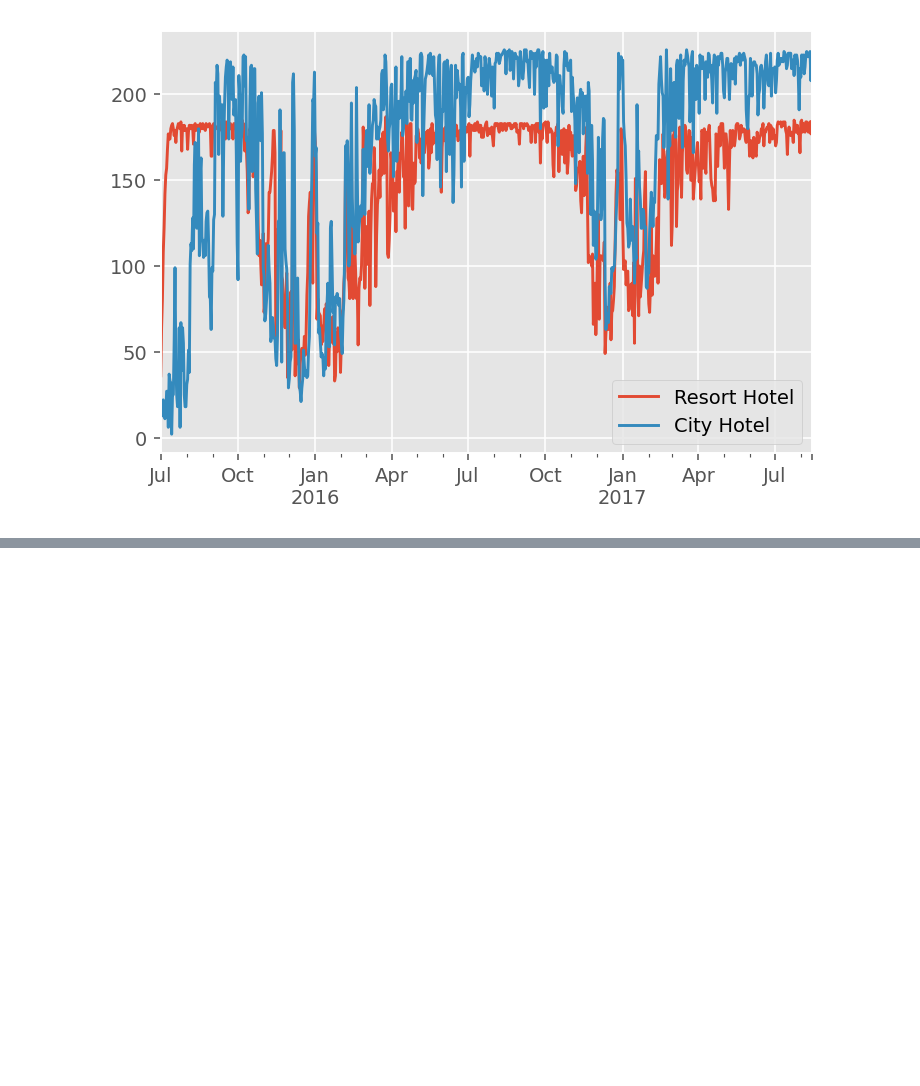
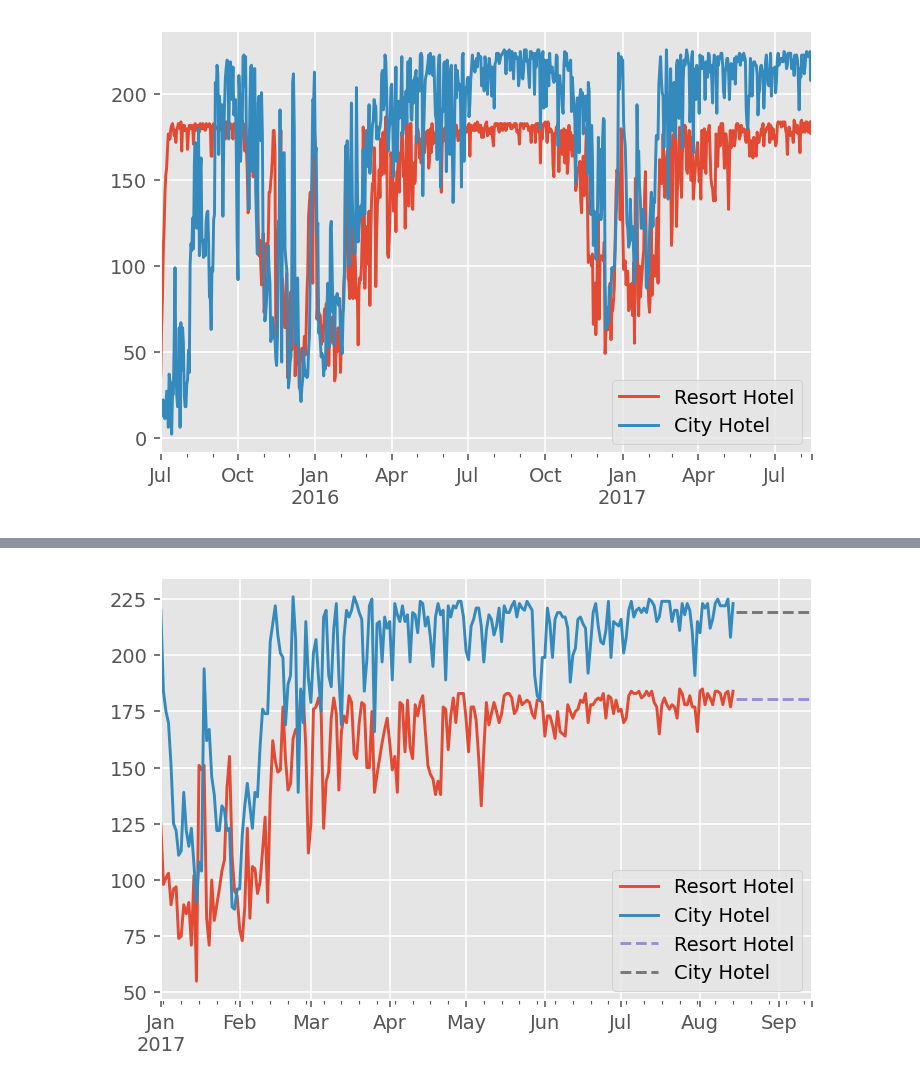
Before and after one commit to robert-robison/hotel-booking-demand, a Jupyter notebook: notebooks/hotel_modeling.ipynb, the cells around one changed output, grey strips where cells are left out. Saved outputs shown, nothing was run; the diff lists cells and outputs as text; code cells hidden in the pictures; blank space fills up the shorter version.

```diff
--- a/notebooks/hotel_modeling.ipynb
+++ b/notebooks/hotel_modeling.ipynb
@@ -84,0 +83,21 @@ Options:
+# %%
+start_test = "2017-08-15"
+end_test = "2017-09-14"
+
+start_date = "2016-08-15"
+end_date = "2016-09-14"
+mean_vals = df[start_date:end_date].mean()
+
+# Make prediction df
+preds = {}
+preds["mean"] = pd.DataFrame(index=pd.date_range(start_test, end_test))
+for idx, val in mean_vals.iteritems():
+    preds["mean"][idx] = val
+
+# Plot it
+fig, ax = plt.subplots()
+df["2017-01-01":].plot(ax=ax)
+preds["mean"].plot(ax=ax, ls="--")
+plt.show()
+# %% [output]
+[figure, added]
```
Also changed, not shown: parts of 16 cells of this notebook.
